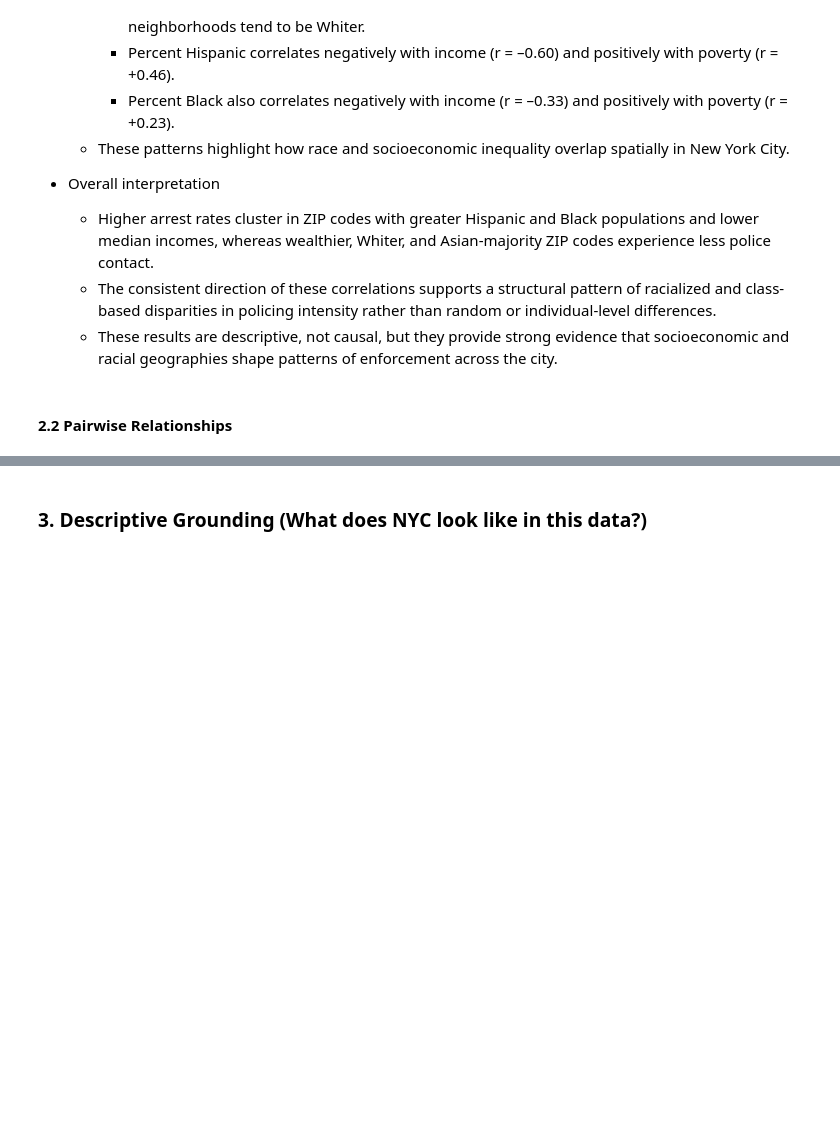
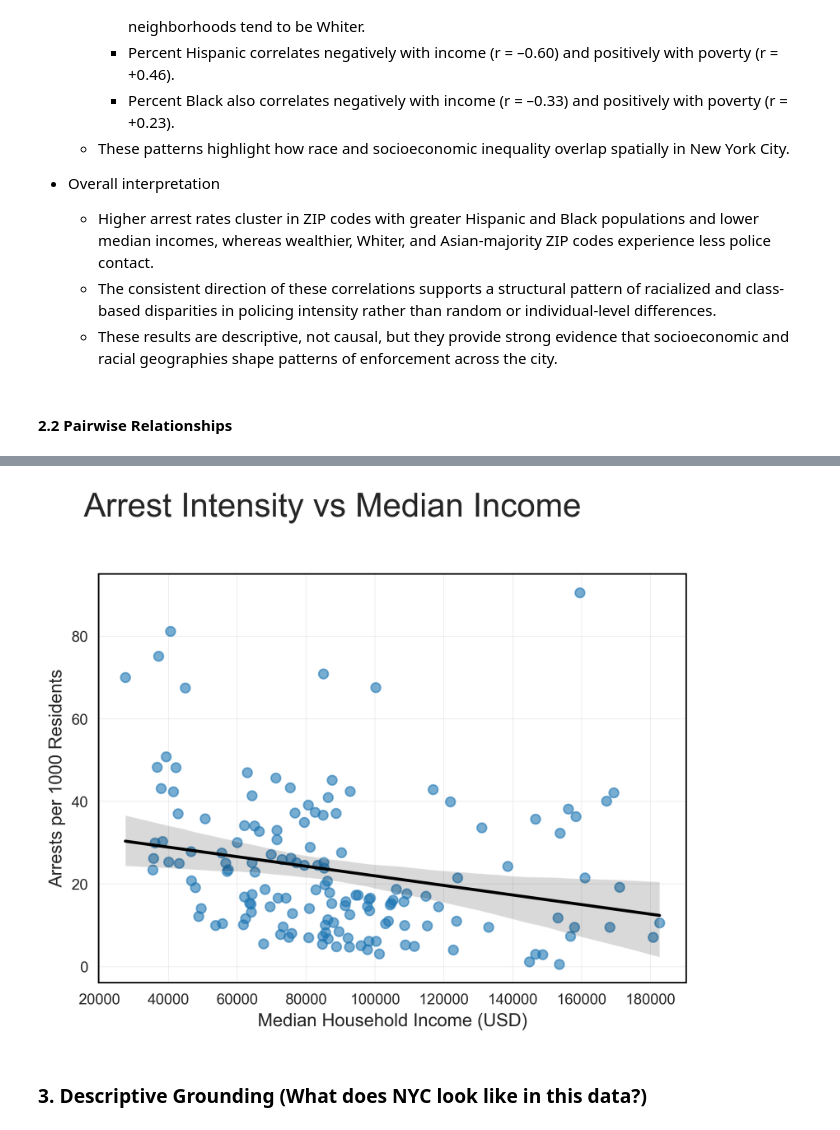
Before and after one commit to giomhern/project-ariel-ruhaan-gio, a Jupyter notebook: notebooks/analysis_2023.ipynb, the cells around one changed output, grey strips where cells are left out. Saved outputs shown, nothing was run; the diff lists cells and outputs as text; code cells hidden in the pictures; blank space fills up the shorter version.

```diff
--- a/notebooks/analysis_2023.ipynb
+++ b/notebooks/analysis_2023.ipynb
@@ -298,3 +330,13 @@ plt.show()
+# %%
+fig3 = regplot_clean(
+    df, "median_income", "arrest_rate_per_1000",
+    "Median Household Income (USD)", "Arrests per 1000 Residents",
+    "Arrest Intensity vs Median Income"
+)
+
+fig3.savefig("../outputs/arrest_vs_income.png", dpi=300, bbox_inches="tight")
+# %% [output]
+[figure, added]
 # %% [markdown]
 ### 3. Descriptive Grounding (What does NYC look like in this data?)
 # %% [markdown]
```
Also changed, not shown: parts of 18 cells of this notebook.
